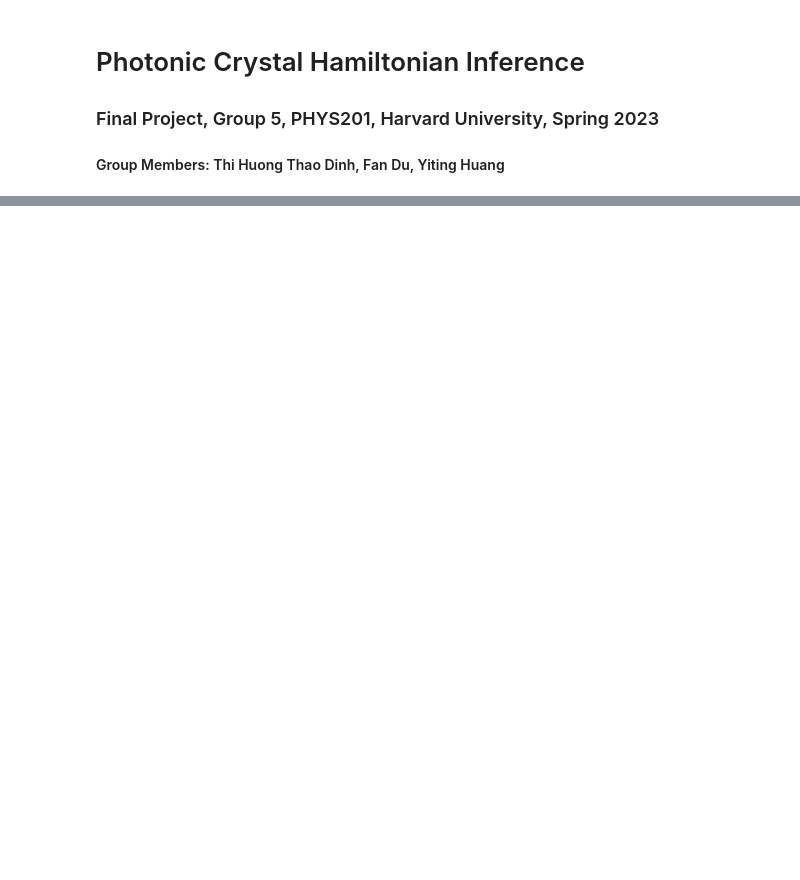
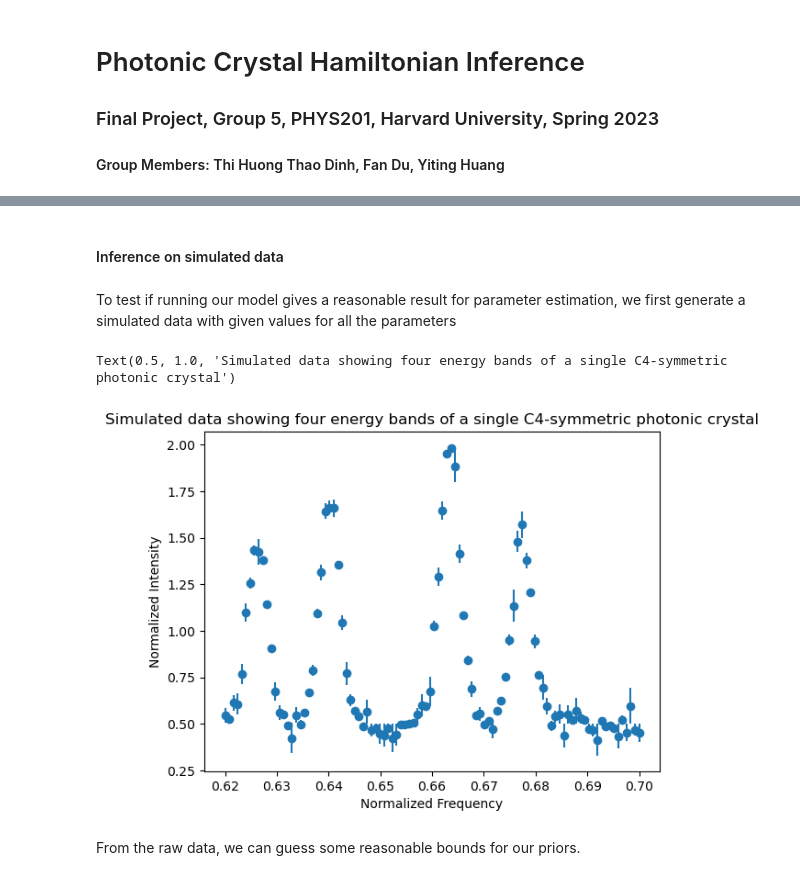
Before and after one commit to phys201/Hamiltonian-photonic-crystal, a Jupyter notebook: Documentation.ipynb, the cells around one changed output, grey strips where cells are left out. Cells and saved outputs as stored; diff of their text form; code cells hidden in the pictures; blank space fills up the shorter version.

```diff
--- a/Documentation.ipynb
+++ b/Documentation.ipynb
@@ -350,0 +78,48 @@ NameError: name 'ham_model' is not defined
+# %% [markdown]
+#### Inference on simulated data
+# %% [markdown]
+To test if running our model gives a reasonable result for parameter estimation, we first generate a simulated data with given values for all the parameters
+# %%
+# Create simulated data
+simu_normf = np.linspace(0.62,0.70,100)    # create normalized frequency, "x" variable
+
+#set all hamiltonian parameters as some constants
+u11 = 0.007
+u20 = 1e-5
+ex = 0.6346    # for k = (0,+-0.05) the energy of uncoupled slab mode in kx direction
+ey = 0.669    # for k = (+-0.05,0) the energy of uncoupled slab mode in ky direction
+
+#Hamiltonian matrix and its eigenvalues
+H = [[ey,u11,u20,u11],
+     [u11,ex,u11,u20],
+     [u20,u11,ex,u11],
+     [u11,u20,u11,ey]]
+Cn = np.real(np.linalg.eigvals(H))
+
+#set all peak parameters as some constants
+A0 = 0.5
+An = [1, 1.5, 1, 1.2]
+sigma_L = 0.002
+
+#create normalized intensity
+line_each = [Ai * np.exp(-(simu_normf - Ci)**2 / (2 * sigma_L**2)) for Ai, Ci in zip(An, Cn)]
+line = np.sum(line_each, axis=0) + A0
+
+#create noise
+noise = np.random.normal(0, 0.04, 100)
+
+#create data array
+simu_data = xr.Dataset(data_vars = {'spectrum': ('normf', line + noise),
+                                  'spectrum_std': ('normf', noise)},
+                     coords = { 'normf': simu_normf})
+
+#plot the simulated data to visualize the four peaks
+plt.errorbar(simu_normf, line + noise, abs(noise), fmt='o')
+plt.xlabel('Normalized Frequency')
+plt.ylabel('Normalized Intensity')
+plt.title('Simulated data showing four energy bands of a single C4-symmetric photonic crystal')
+# %% [output]
+Text(0.5, 1.0, 'Simulated data showing four energy bands of a single C4-symmetric photonic crystal')
+[figure, added]
+# %% [markdown]
+From the raw data, we can guess some reasonable bounds for our priors.
```
Also changed, not shown: parts of 37 cells of this notebook, 2 other files.
